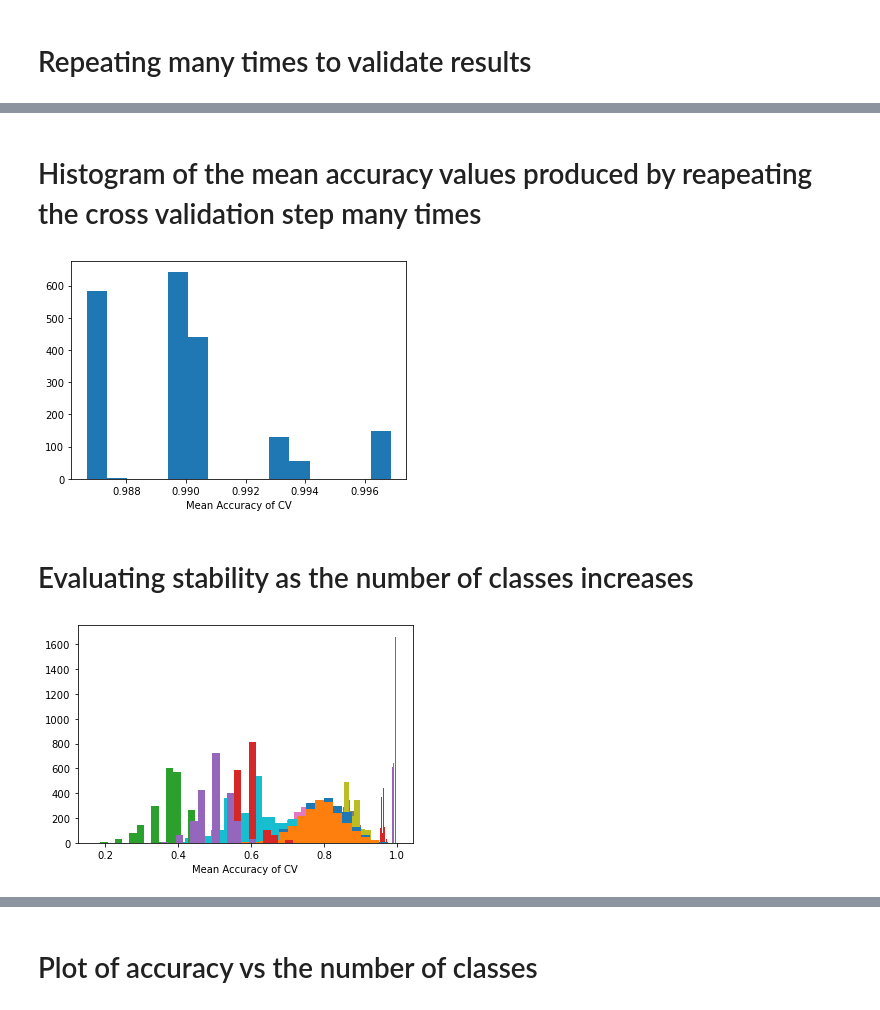
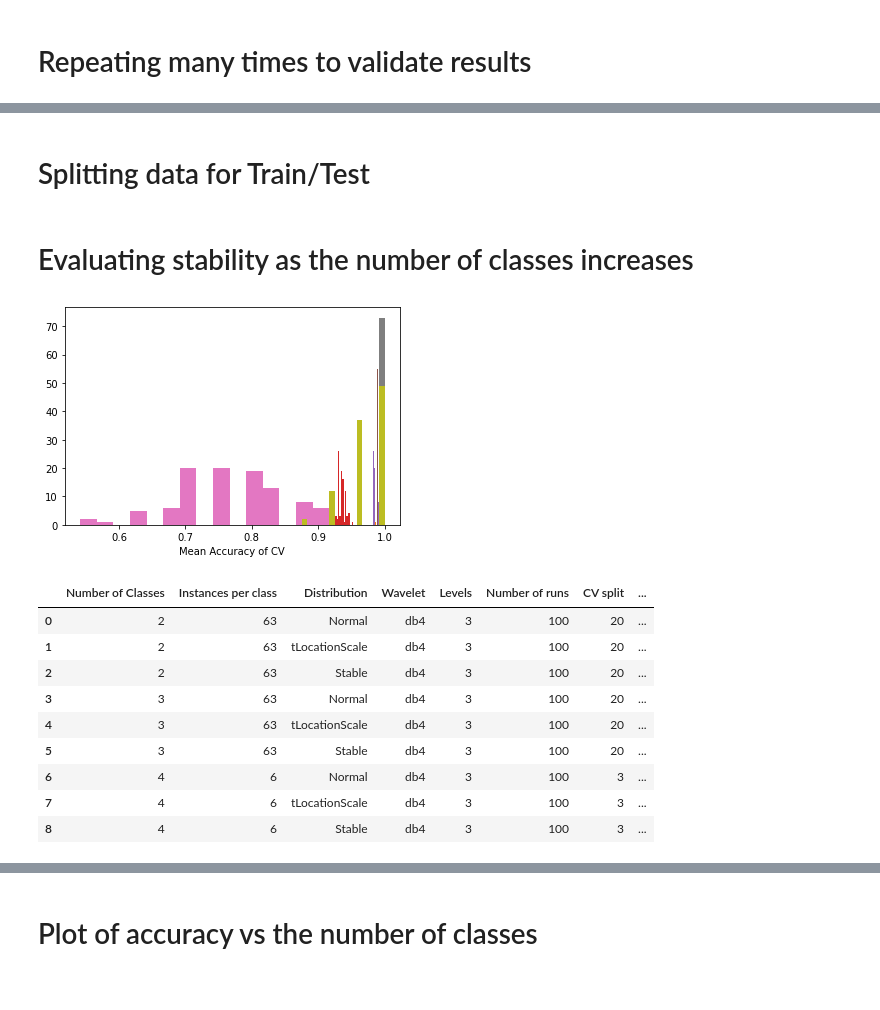
Before and after one commit to papandreas42/MLforHoney, a Jupyter notebook: SVM with Matlab.ipynb, the cells around one changed output, grey strips where cells are left out. Drawn from its saved outputs; the diff is of its cells as text; code cells hidden in the pictures.

```diff
--- a/SVM with Matlab.ipynb
+++ b/SVM with Matlab.ipynb
@@ -311,7 +302,7 @@ CLASS,titles
 #class populations
 class_list = list( ( enumerate( class_titles ) ) )
 
-dist_paramsSelect_folder_path = "E:\\Backups\\Work&Uni\\University\\ML for food authentication\\Results_fitting\\dist_paramsSelect\\New Images v2 (3 classes of 100)\\"
+dist_paramsSelect_folder_path = "D:\\Work&Uni\\University\\ML for food authentication\\Results_fitting\\dist_paramsSelect\\New Images v2 (3 classes of 100)\\"
 dist_paramsSelect_name = "dist_paramsSelect wt=db4 levels=3 dist=Normal.mat"
 dist_paramsSelect_path=os.path.join(dist_paramsSelect_folder_path, dist_paramsSelect_name)
 df = prepare_features_for_scikit(dist_paramsSelect_path)
@@ -442,7 +435,7 @@ def balance_and_cv(n_most_populated_classes, cv_split):
 # %%
 #3 balanced classes wt=db4 levels=3 dist=Normal
 results=pd.DataFrame(columns=["Mean Accuracy", "Standard Deviation"])
-larger_classes, df = get_larger_classes("E:\\Backups\\Work&Uni\\University\\ML for food authentication\\Results_fitting\\dist_paramsSelect\\New Images v2 (3 classes of 100)\\" ,\
+larger_classes, df = get_larger_classes("D:\\Work&Uni\\University\\ML for food authentication\\Results_fitting\\dist_paramsSelect\\New Images v2 (3 classes of 100)\\" ,\
                                         "dist_paramsSelect wt=db4 levels=3 dist=Normal.mat",\
                                         3)
 for i in range(100):
@@ -476,3 +469 @@ max         0.970458            0.050012
 100 rows × 2 columns
-# %% [markdown]
-# Histogram of the mean accuracy values produced by reapeating the cross validation step many times
@@ -518,22 +470,2 @@ all_results = pd.DataFrame(columns=["Number of Classes", "Instances per class",
-# %%
-#4 most populated classes wt=db4 levels=3 Normal
-number_of_classes = 3
-levels = 3
-dist = "tLocationScale"
-number_of_runs = 2000
-cv_split = 20
-wavelet = "db4"
-
-options = {"Number of Classes":number_of_classes,\
-           "Levels":levels,\
-           "Distribution":dist,\
-           "Number of runs":number_of_runs,\
-           "CV split":cv_split,\
-           "Wavelet":wavelet}
-
-all_results = all_results.append( train("E:\\Backups\\Work&Uni\\University\\ML for food authentication\\Results_fitting\\dist_paramsSelect\\New Images v2 (3 classes of 100)\\" ,\
-                                        "dist_paramsSelect wt=db4 levels=3 dist="+options["Distribution"]+".mat",\
-                                        options),\
-                                  ignore_index=True)
-# %% [output]
-[figure, removed]
+# %% [markdown]
+# Splitting data for Train/Test
@@ -550,32 +553,35 @@ options_list = [[2,3,"Normal",2000,20,"db4"],
                 [3,3,"tLocationScale",2000,20,"db4"],
                 [3,3,"Stable",2000,20,"db4"],
 
-                [4,3,"Normal",2000,4,"db4"],
-                [4,3,"tLocationScale",2000,4,"db4"],
-                [4,3,"Stable",2000,4,"db4"],
+                [4,3,"Normal",2000,3,"db4"],
+                [4,3,"tLocationScale",2000,3,"db4"],
+                [4,3,"Stable",2000,3,"db4"],
 
-                [5,3,"Normal",2000,2,"db4"],
-                [5,3,"tLocationScale",2000,2,"db4"],
-                [5,3,"Stable",2000,2,"db4"],
-
-                [6,3,"Normal",2000,2,"db4"],
-                [6,3,"tLocationScale",2000,2,"db4"],
-                [6,3,"Stable",2000,2,"db4"],
 
                ]
+# %%
+path_to_distParamsSelect_folder="D:\\Work&Uni\\University\\ML for food authentication\\Results_fitting\\dist_paramsSelect\\New Images v2 (3 classes of 100)\\"
+
+
+
+datasets_dict = dict(Normal=get_split_dataset(path_to_distParamsSelect_folder, "Normal"),
+                Stable=get_split_dataset(path_to_distParamsSelect_folder, "Stable"),
+                tLocationScale=get_split_dataset(path_to_distParamsSelect_folder, "tLocationScale")
+                )
 # %%
+from sklearn.model_selection import train_test_split
 
 for a in options_list:
     options = {"Number of Classes":a[0],\
                "Levels":a[1],\
                "Distribution":a[2],\
-               "Number of runs":a[3],\
+#               "Number of runs":a[3],\
+               "Number of runs":100,
                "CV split":a[4],\
                "Wavelet":a[5]}
+    train_data=datasets_dict[options["Distribution"]]["train"]
 
-    all_results = all_results.append( train("E:\\Backups\\Work&Uni\\University\\ML for food authentication\\Results_fitting\\dist_paramsSelect\\New Images v2 (3 classes of 100)\\" ,\
-                                        "dist_paramsSelect wt=db4 levels=3 dist="+options["Distribution"]+".mat",\
-                                        options),\
-                                  ignore_index=True)
+    all_results = all_results.append(train(train_data , options),
+                                     ignore_index=True)
 # %% [output]
-[figure, old version]
+[figure, new version]
@@ -584,3 +588,16 @@ all_results.to_csv("increasing classes.csv")
+# %%
+all_results
+# %% [output]
+|  | Number of Classes | Instances per class | Distribution | Wavelet | Levels | Number of runs | CV split | ... |
+| 0 | 2 | 63 | Normal | db4 | 3 | 100 | 20 | ... |
+| 1 | 2 | 63 | tLocationScale | db4 | 3 | 100 | 20 | ... |
+| 2 | 2 | 63 | Stable | db4 | 3 | 100 | 20 | ... |
+| 3 | 3 | 63 | Normal | db4 | 3 | 100 | 20 | ... |
+| 4 | 3 | 63 | tLocationScale | db4 | 3 | 100 | 20 | ... |
+| 5 | 3 | 63 | Stable | db4 | 3 | 100 | 20 | ... |
+| 6 | 4 | 6 | Normal | db4 | 3 | 100 | 3 | ... |
+| 7 | 4 | 6 | tLocationScale | db4 | 3 | 100 | 3 | ... |
+| 8 | 4 | 6 | Stable | db4 | 3 | 100 | 3 | ... |
 # %%
 print(all_results.to_latex(float_format="%.4f", columns=("Number of Classes","Instances per class","Distribution","CV split","Mean Accuracy","Standard Deviation of Mean Accuracy"), index=False))
 # %% [output]
```
Also changed, not shown: parts of 40 cells of this notebook.
